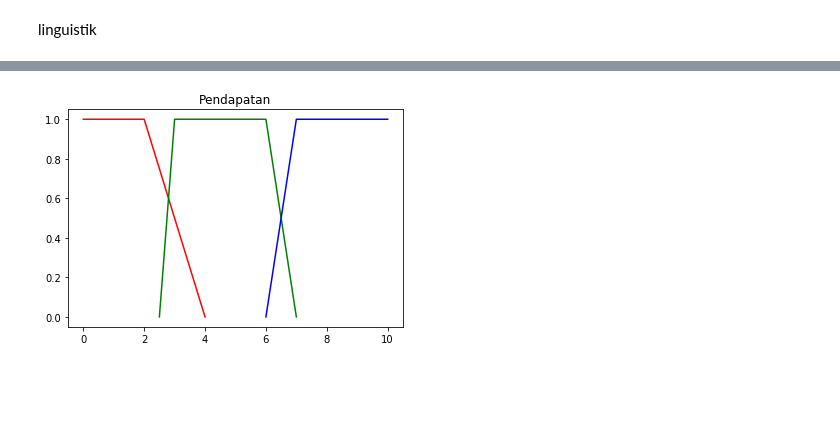
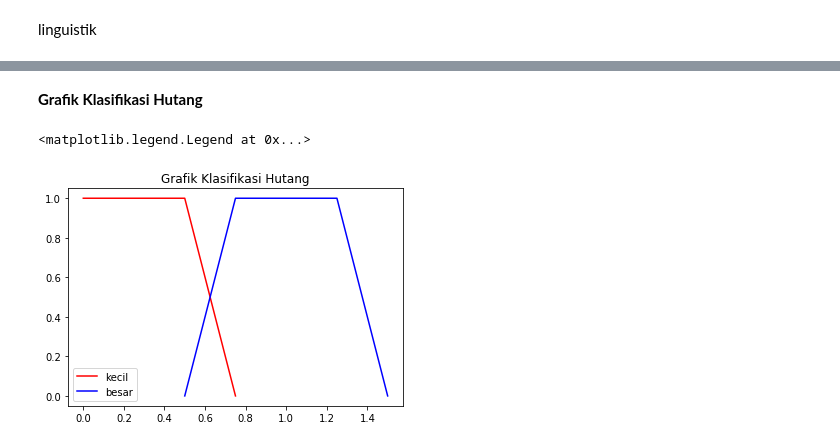
Before and after one commit to bastomy/TUGAS2_AI_1301178418, a Jupyter notebook: Main.ipynb, the cells around one changed output, grey strips where cells are left out. Cells and saved outputs as stored; diff of their text form; code cells hidden in the pictures; blank space fills up the shorter version.

```diff
--- a/Main.ipynb
+++ b/Main.ipynb
@@ -30,3 +49,19 @@ pendapatan = np.squeeze(np.asarray(x))
+# %% [markdown]
+<strong>Grafik Klasifikasi Hutang</strong>
+# %%
+low_x = [0, 0.5, 0.75]
+low_y = [1, 1, 0]
+
+high_x = [1.25, 1.5, 2]
+high_y = [0, 1, 1]
+
+plt.plot(low_x, low_y, color="r" , label="kecil")
+plt.plot(medium_x, medium_y, color="b", label="besar")
+plt.title('Grafik Klasifikasi Hutang')
+plt.legend()
+# %% [output]
+<matplotlib.legend.Legend at 0x...>
+[figure, added]
 # %%
 # fig, (ax1) = plt.subplots(nrows=1, figsize=(8, 9))
 # x_serv = np.arange(21)
@@ -38,20 +74,3 @@ pendapatan = np.squeeze(np.asarray(x))
 # ax1.plot(x_serv, serv_hi, 'b', linewidth=1.5, label='High')
 # ax1.set_title('')
 # ax1.legend()
-# %%
-low_x = [0, 2, 4]
-low_y = [1, 1, 0]
-
-medium_x= [2.5, 3, 6,7]
-medium_y= [0, 1, 1 ,0]
-
-high_x = [6, 7, 10]
-high_y = [0, 1, 1]
-
-plt.plot(low_x, low_y, color="r")
-plt.plot(medium_x, medium_y, color="g")
-plt.plot(high_x, high_y, color="b")
-plt.title('Pendapatan')
-plt.show()
-# %% [output]
-[figure, removed]
```
Also changed, not shown: parts of 7 cells of this notebook, 1 other file.
